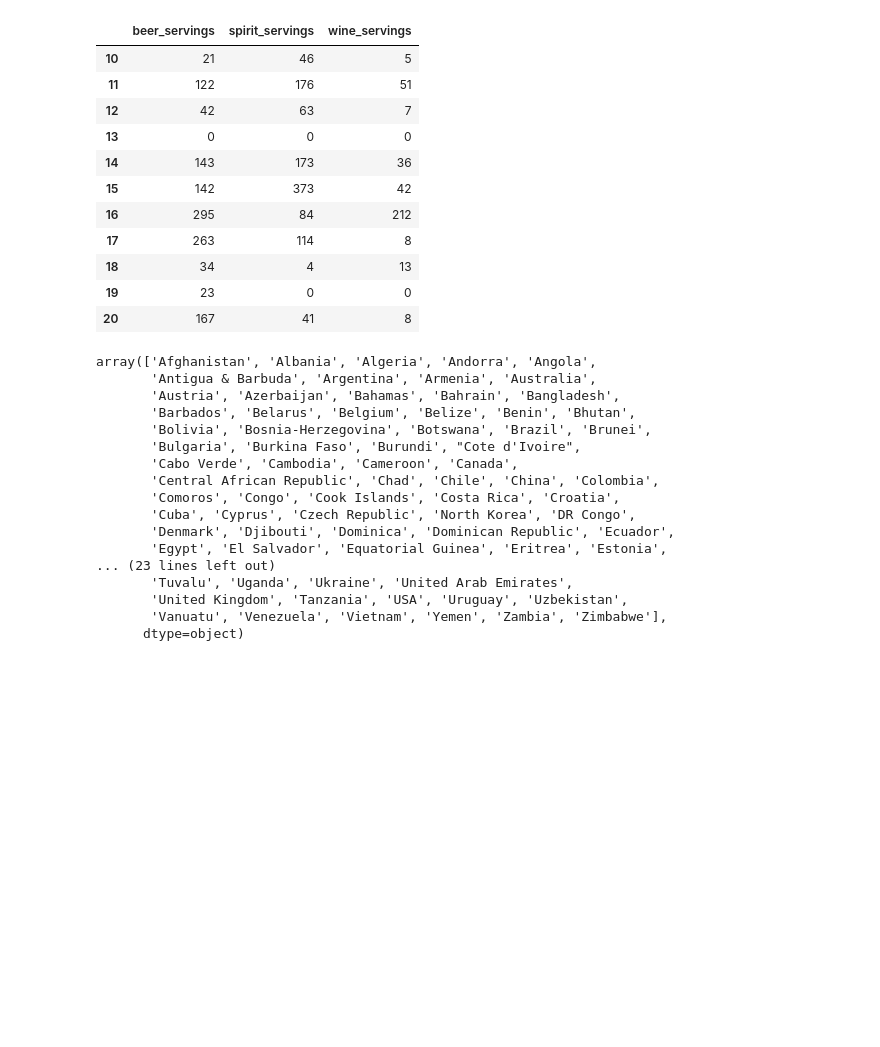
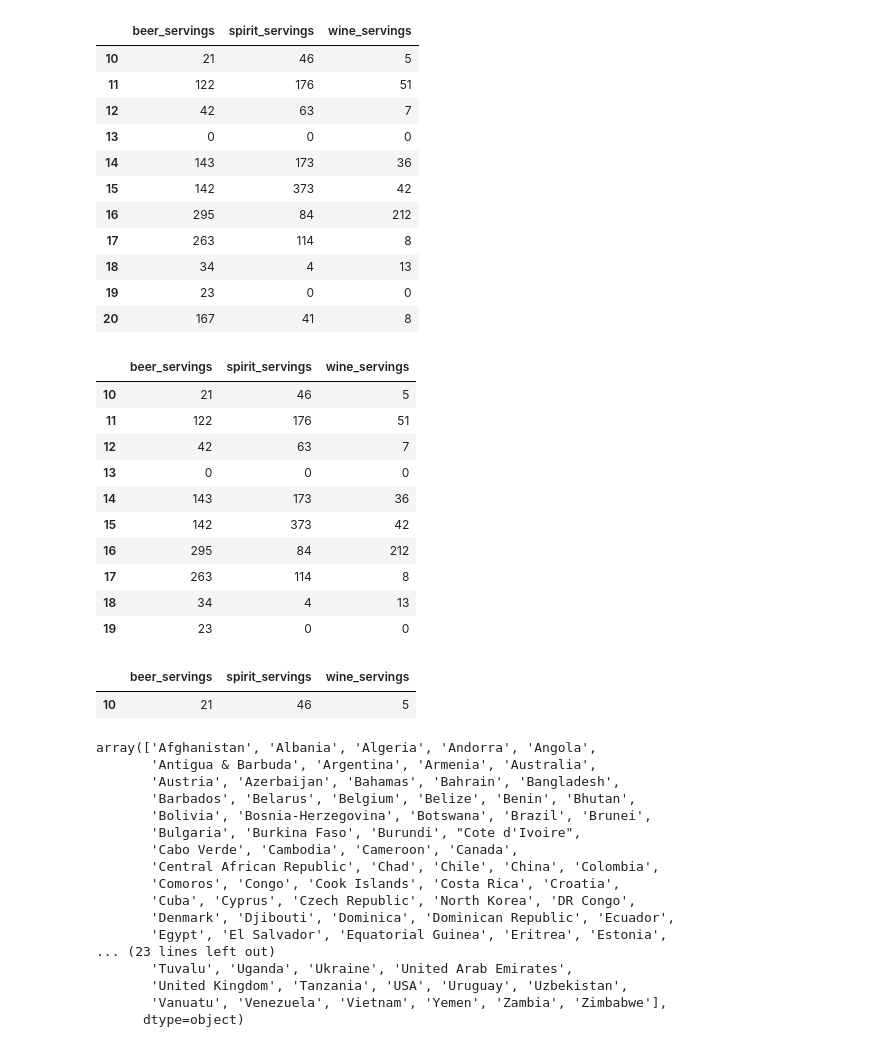
Before and after one commit to ProgramCpp/gods_bootcamp04, a Jupyter notebook: bootcamp04_20190426/day1/S3/intro_to_pandas.ipynb, the cells around one changed output. Cells and saved outputs as stored; diff of their text form; code cells hidden in the pictures; blank space fills up the shorter version.

```diff
--- a/bootcamp04_20190426/day1/S3/intro_to_pandas.ipynb
+++ b/bootcamp04_20190426/day1/S3/intro_to_pandas.ipynb
@@ -106,6 +121,25 @@ tmp_df
 | 18 | 34 | 4 | 13 |
 | 19 | 23 | 0 | 0 |
 | 20 | 167 | 41 | 8 |
+# %%
+tmp_df.iloc[0:10]
+# %% [output]
+|  | beer_servings | spirit_servings | wine_servings |
+| 10 | 21 | 46 | 5 |
+| 11 | 122 | 176 | 51 |
+| 12 | 42 | 63 | 7 |
+| 13 | 0 | 0 | 0 |
+| 14 | 143 | 173 | 36 |
+| 15 | 142 | 373 | 42 |
+| 16 | 295 | 84 | 212 |
+| 17 | 263 | 114 | 8 |
+| 18 | 34 | 4 | 13 |
+| 19 | 23 | 0 | 0 |
+# %%
+tmp_df.loc[0:10]
+# %% [output]
+|  | beer_servings | spirit_servings | wine_servings |
+| 10 | 21 | 46 | 5 |
 # %%
 # Unique value
 drinks['country'].unique()
```
Also changed, not shown: parts of 8 cells of this notebook, 4 other files.
